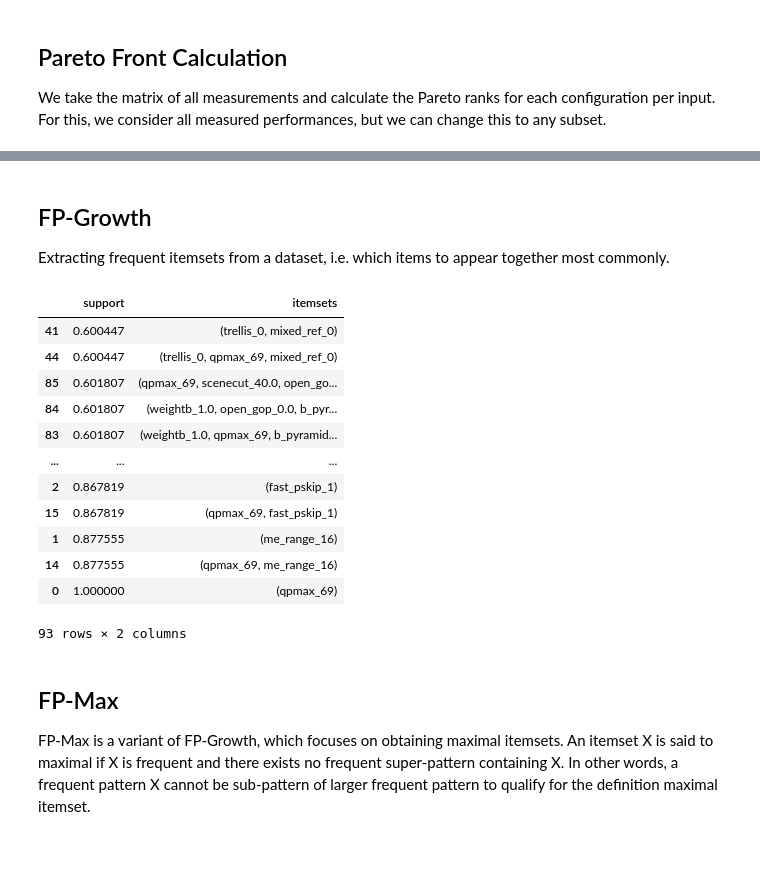
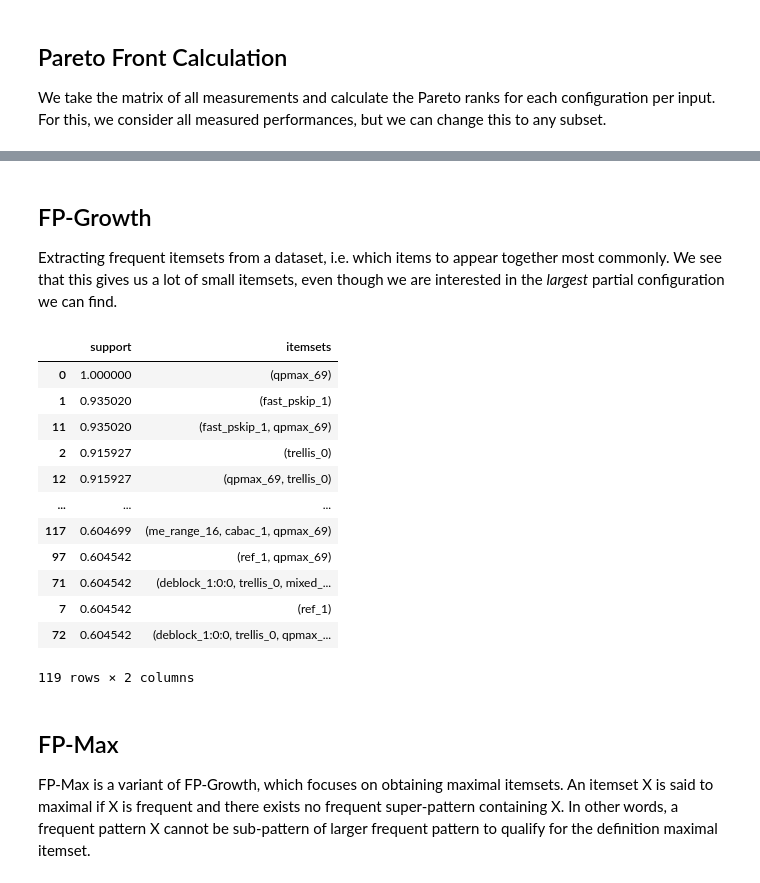
Before and after one commit to simula-vias/partial-configuration, a Jupyter notebook: src/pci.ipynb, the cells around one changed output, grey strips where cells are left out. Cells and saved outputs as stored; diff of their text form; code cells hidden in the pictures; blank space fills up the shorter version.

```diff
--- a/src/pci.ipynb
+++ b/src/pci.ipynb
@@ -62,8 +80,10 @@ config_features
 
 We take the matrix of all measurements and calculate the Pareto ranks for each configuration per input. For this, we consider all measured performances, but we can change this to any subset.
 # %%
+performances = ["fps", "cpu"]
+performances = ["size", "etime"]
 icm = (
-    perf_matrix[["inputname", "configurationID"] + all_performances]
+    perf_matrix[["inputname", "configurationID"] + performances]
     .sort_values(["inputname", "configurationID"])
     .set_index(["inputname", "configurationID"])
 )
@@ -71,4 +113,4 @@ icm["ranks"] = icm.groupby("inputname", group_keys=False).apply(pareto_rank)
 # %%
-subdf = icm[icm.ranks < 3]
+subdf = icm[icm.ranks <= 1]
 subdf
 # %% [output]
@@ -93,13 +133,23 @@ dataset = subdf.join(config_features).reset_index()[
 # %%
-# To use mlxtend's itemset mining, we must convert the dataset to onehot encoding
-enc = OneHotEncoder(
-    min_frequency=1,
-    handle_unknown="infrequent_if_exist",
-    sparse_output=False,
-)
-enc.fit(dataset)
-col_names = enc.get_feature_names_out()
-onehot_data = enc.transform(dataset)
-print(f"One-hot encoded dataset has {len(col_names)} columns ({dataset.shape[1]} before)")
+def prepare(dataset):
+    enc = OneHotEncoder(
+        min_frequency=1,
+        handle_unknown="infrequent_if_exist",
+        sparse_output=False,
+    )
+    enc.fit(dataset)
+    col_names = enc.get_feature_names_out()
+    onehot_data = enc.transform(dataset)
+
+    df = pd.DataFrame(onehot_data, columns=col_names, dtype=np.bool_)
+    return df
+
+dataset = subdf.join(config_features).reset_index()[
+    config_features.columns
+]
+
+df = prepare(dataset)
+print(f"One-hot encoded dataset has {df.shape[1]} columns ({dataset.shape[1]} before)")
+df
 # %% [output]
 One-hot encoded dataset has 78 columns (24 before)
@@ -123,22 +169,24 @@ df
 # %% [markdown]
 ## FP-Growth
 Extracting frequent itemsets from a dataset, i.e. which items to appear together most commonly.
+We see that this gives us a lot of small itemsets, even though we are interested in the _largest_ partial configuration we can find.
 # %%
-fpgrowth(df, min_support=0.6, use_colnames=True).sort_values("support")
+growthdf = fpgrowth(df, min_support=0.6, use_colnames=True).sort_values("support", ascending=False)
+growthdf
 # %% [output]
 |  | support | itemsets |
-| 41 | 0.600447 | (trellis_0, mixed_ref_0) |
-| 44 | 0.600447 | (trellis_0, qpmax_69, mixed_ref_0) |
-| 85 | 0.601807 | (qpmax_69, scenecut_40.0, open_go... |
-| 84 | 0.601807 | (weightb_1.0, open_gop_0.0, b_pyr... |
-| 83 | 0.601807 | (weightb_1.0, qpmax_69, b_pyramid... |
+| 0 | 1.000000 | (qpmax_69) |
+| 1 | 0.935020 | (fast_pskip_1) |
+| 11 | 0.935020 | (fast_pskip_1, qpmax_69) |
+| 2 | 0.915927 | (trellis_0) |
+| 12 | 0.915927 | (qpmax_69, trellis_0) |
 | ... | ... | ... |
-| 2 | 0.867819 | (fast_pskip_1) |
-| 15 | 0.867819 | (qpmax_69, fast_pskip_1) |
-| 1 | 0.877555 | (me_range_16) |
-| 14 | 0.877555 | (qpmax_69, me_range_16) |
-| 0 | 1.000000 | (qpmax_69) |
+| 117 | 0.604699 | (me_range_16, cabac_1, qpmax_69) |
+| 97 | 0.604542 | (ref_1, qpmax_69) |
+| 71 | 0.604542 | (deblock_1:0:0, trellis_0, mixed_... |
+| 7 | 0.604542 | (ref_1) |
+| 72 | 0.604542 | (deblock_1:0:0, trellis_0, qpmax_... |
-93 rows × 2 columns
+119 rows × 2 columns
 # %% [markdown]
 ## FP-Max
 
```
Also changed, not shown: parts of 17 cells of this notebook.
